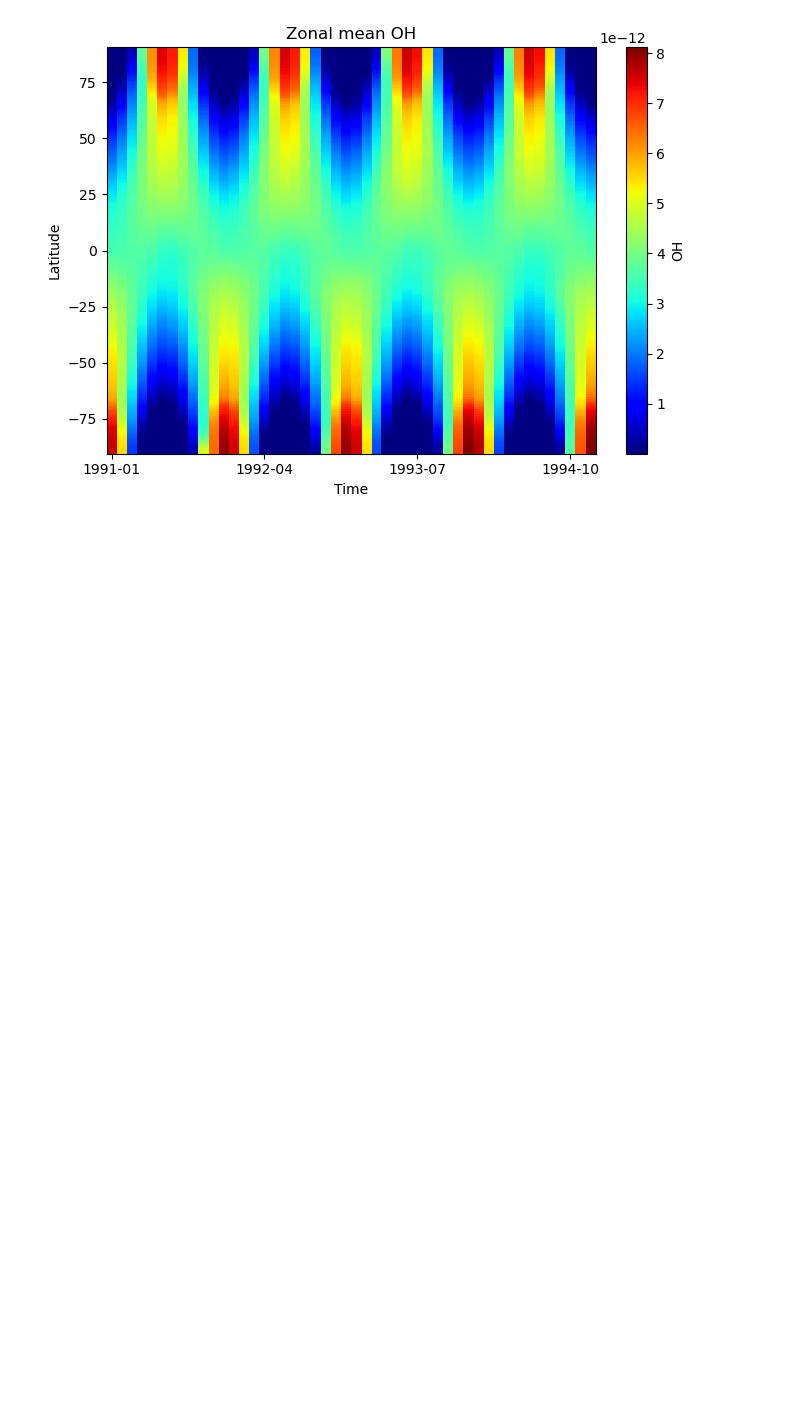
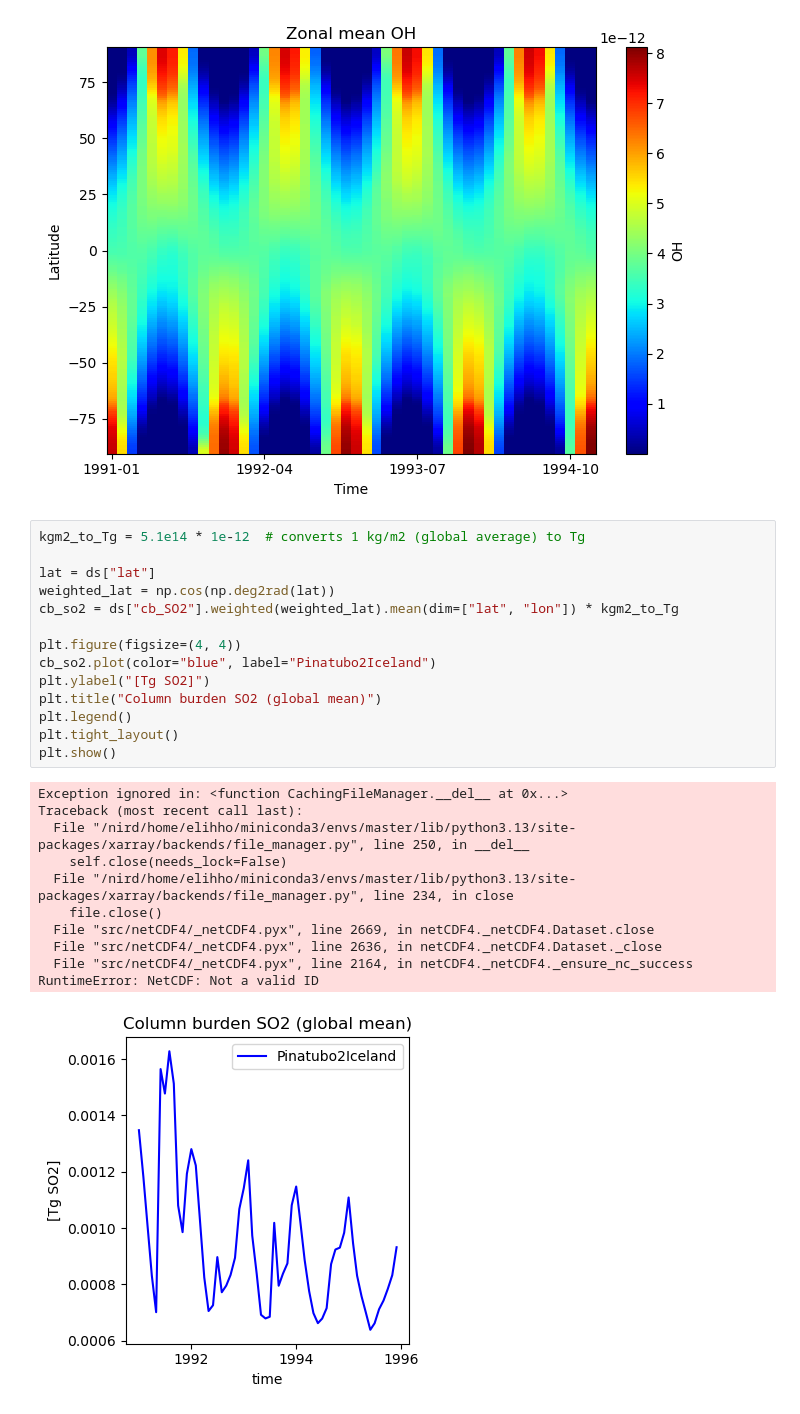
Before and after one commit to EliHHogemo/master_thesis, a Jupyter notebook: pinatubo_iceland.ipynb, the cells around one changed output. Cells and saved outputs as stored; diff of their text form; blank space fills up the shorter version.

Commit message:
more oh and column burden of SO2 and SO4

```diff
--- a/pinatubo_iceland.ipynb
+++ b/pinatubo_iceland.ipynb
@@ -566,3 +586,29 @@ plt.tight_layout()
 plt.show()
 # %% [output]
 [figure]
+# %%
+kgm2_to_Tg = 5.1e14 * 1e-12  # converts 1 kg/m2 (global average) to Tg
+
+lat = ds["lat"]
+weighted_lat = np.cos(np.deg2rad(lat))
+cb_so2 = ds["cb_SO2"].weighted(weighted_lat).mean(dim=["lat", "lon"]) * kgm2_to_Tg
+
+plt.figure(figsize=(4, 4))
+cb_so2.plot(color="blue", label="Pinatubo2Iceland")
+plt.ylabel("[Tg SO2]")
+plt.title("Column burden SO2 (global mean)")
+plt.legend()
+plt.tight_layout()
+plt.show()
+# %% [output]
+Exception ignored in: <function CachingFileManager.__del__ at 0x...>
+Traceback (most recent call last):
+  File "/nird/home/elihho/miniconda3/envs/master/lib/python3.13/site-packages/xarray/backends/file_manager.py", line 250, in __del__
+    self.close(needs_lock=False)
+  File "/nird/home/elihho/miniconda3/envs/master/lib/python3.13/site-packages/xarray/backends/file_manager.py", line 234, in close
+    file.close()
+  File "src/netCDF4/_netCDF4.pyx", line 2669, in netCDF4._netCDF4.Dataset.close
+  File "src/netCDF4/_netCDF4.pyx", line 2636, in netCDF4._netCDF4.Dataset._close
+  File "src/netCDF4/_netCDF4.pyx", line 2164, in netCDF4._netCDF4._ensure_nc_success
+RuntimeError: NetCDF: Not a valid ID
+[figure, added]
```
Also changed, not shown: parts of 4 cells of this notebook.
